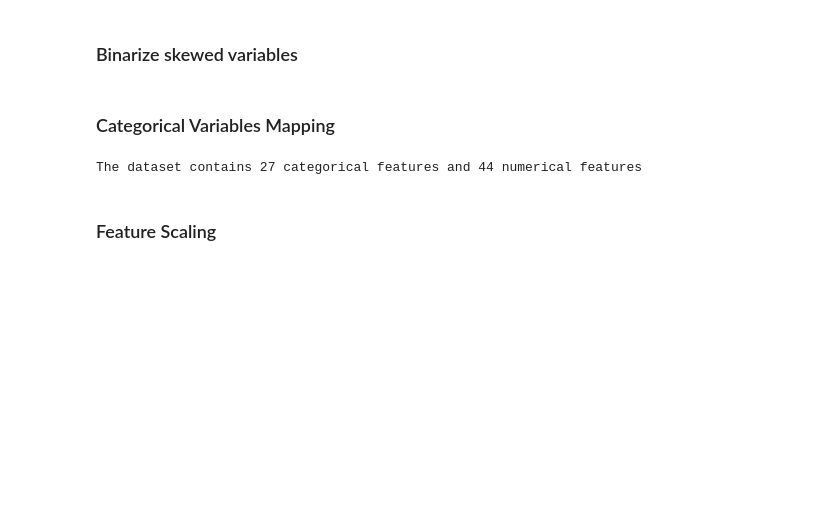
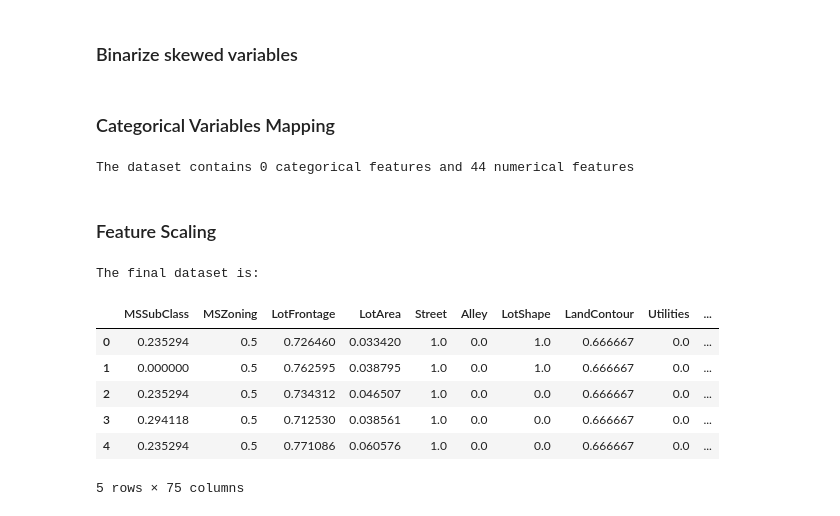
Before and after one commit to StamatisOrfanos/housing-prices-exp, a Jupyter notebook: feature_engineering.ipynb, the cells around one changed output. Drawn from its saved outputs; the diff is of its cells as text; code cells hidden in the pictures; blank space fills up the shorter version.

```diff
--- a/feature_engineering.ipynb
+++ b/feature_engineering.ipynb
@@ -287,23 +287,48 @@ data = data.with_columns(pl.col(paved_drive_column).fill_null('Missing').replace
 # Drop columns with rare values
 data = data.drop(['Id', 'Neighborhood', 'Exterior1st', 'Exterior2nd', 'PoolQC', 'MiscFeature'])
 
-# Identify columns that are still strings
+# Convert stringified numbers (like "2003") to actual Int32
 string_columns = [col for col in data.columns if data[col].dtype == pl.Utf8]
 
-# Keep only columns where all values are digits or missing
-numeric_string_cols = [
-    col for col in string_columns
-    if data.select(pl.col(col).drop_nulls().str.contains(r'^\\d+$').all()).item()
-]
+# Attempt to convert each string column to numeric if all non-null values look like digits
+convertible_cols = []
+for col in string_columns:
+    try:
+        # Check: all non-null values are digits
+        if data.select(pl.col(col).drop_nulls().str.contains(r'^\d+$').all()).item():
+            convertible_cols.append(col)
+    except:
+        pass
 
-# Cast them to Int32
-data = data.with_columns([pl.col(col).cast(pl.Int32).alias(col) for col in numeric_string_cols])
+# Perform cast
+data = data.with_columns([pl.col(col).cast(pl.Int32).alias(col) for col in convertible_cols])
 # %%
 # Categorical and Numerical Features
 categorical_features = data.select(pl.col(pl.String))
 numerical_features   = data.select(pl.col(pl.Int8))
 print(f'The dataset contains {categorical_features.shape[1]} categorical features and {numerical_features.shape[1]} numerical features')
 # %% [output]
-The dataset contains 27 categorical features and 44 numerical features
+The dataset contains 0 categorical features and 44 numerical features
 # %% [markdown]
 ### Feature Scaling
+# %%
+# Convert polars DataFrame to pandas DataFrame for scaling
+data_pd = data.to_pandas()
+
+# Initialise scaler and fit data
+scaler = MinMaxScaler()
+scaler.fit(data_pd)
+
+# Create the final dataset that is going to be using in the training
+final_data = pd.DataFrame(scaler.transform(data_pd), columns=data.columns)
+print('The final dataset is:\n')
+final_data.head()
+# %% [output]
+The final dataset is:
+|  | MSSubClass | MSZoning | LotFrontage | LotArea | Street | Alley | LotShape | LandContour | Utilities | ... |
+| 0 | 0.235294 | 0.5 | 0.726460 | 0.033420 | 1.0 | 0.0 | 1.0 | 0.666667 | 0.0 | ... |
+| 1 | 0.000000 | 0.5 | 0.762595 | 0.038795 | 1.0 | 0.0 | 1.0 | 0.666667 | 0.0 | ... |
+| 2 | 0.235294 | 0.5 | 0.734312 | 0.046507 | 1.0 | 0.0 | 0.0 | 0.666667 | 0.0 | ... |
+| 3 | 0.294118 | 0.5 | 0.712530 | 0.038561 | 1.0 | 0.0 | 0.0 | 0.666667 | 0.0 | ... |
+| 4 | 0.235294 | 0.5 | 0.771086 | 0.060576 | 1.0 | 0.0 | 0.0 | 0.666667 | 0.0 | ... |
+5 rows × 75 columns
```
Also changed, not shown: parts of 1 cell of this notebook, 1 other file.
